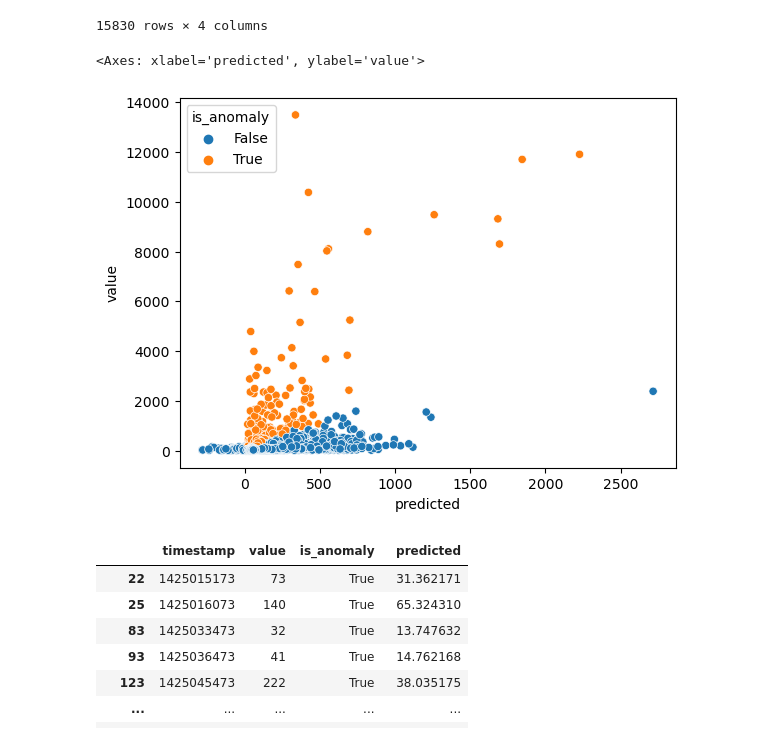
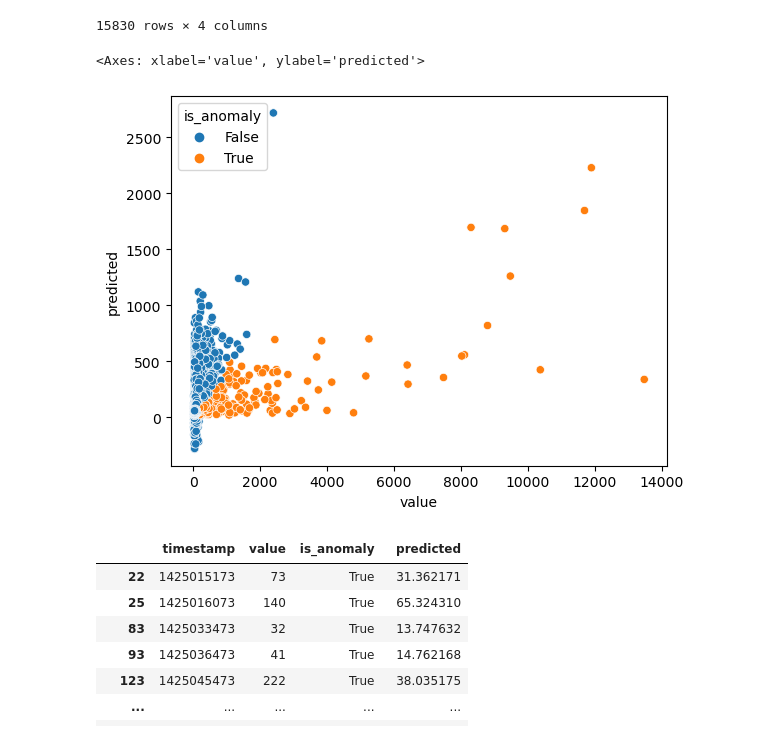
Before and after one commit to Rajscript/Anomaly-Detection-Splash, a Jupyter notebook: Anomaly_detection.ipynb, the cells around one changed output. Cells and saved outputs as stored; diff of their text form; code cells hidden in the pictures.

```diff
--- a/Anomaly_detection.ipynb
+++ b/Anomaly_detection.ipynb
@@ -50,10 +51,10 @@ df
 | 15829 | 1429757273 | 38 | False | 59.144700 |
 15830 rows × 4 columns
 # %%
-sns.scatterplot(data=df, x= 'predicted', y='value', hue='is_anomaly')
+sns.scatterplot(data=df, x= 'value', y='predicted', hue='is_anomaly')
 # %% [output]
-<Axes: xlabel='predicted', ylabel='value'>
+<Axes: xlabel='value', ylabel='predicted'>
-[figure, old version]
+[figure, new version]
 # %%
 #count the number of cases in each class
 df.loc[df['is_anomaly']==True]
```
Also changed, not shown: parts of 4 cells of this notebook, 4 other files.
